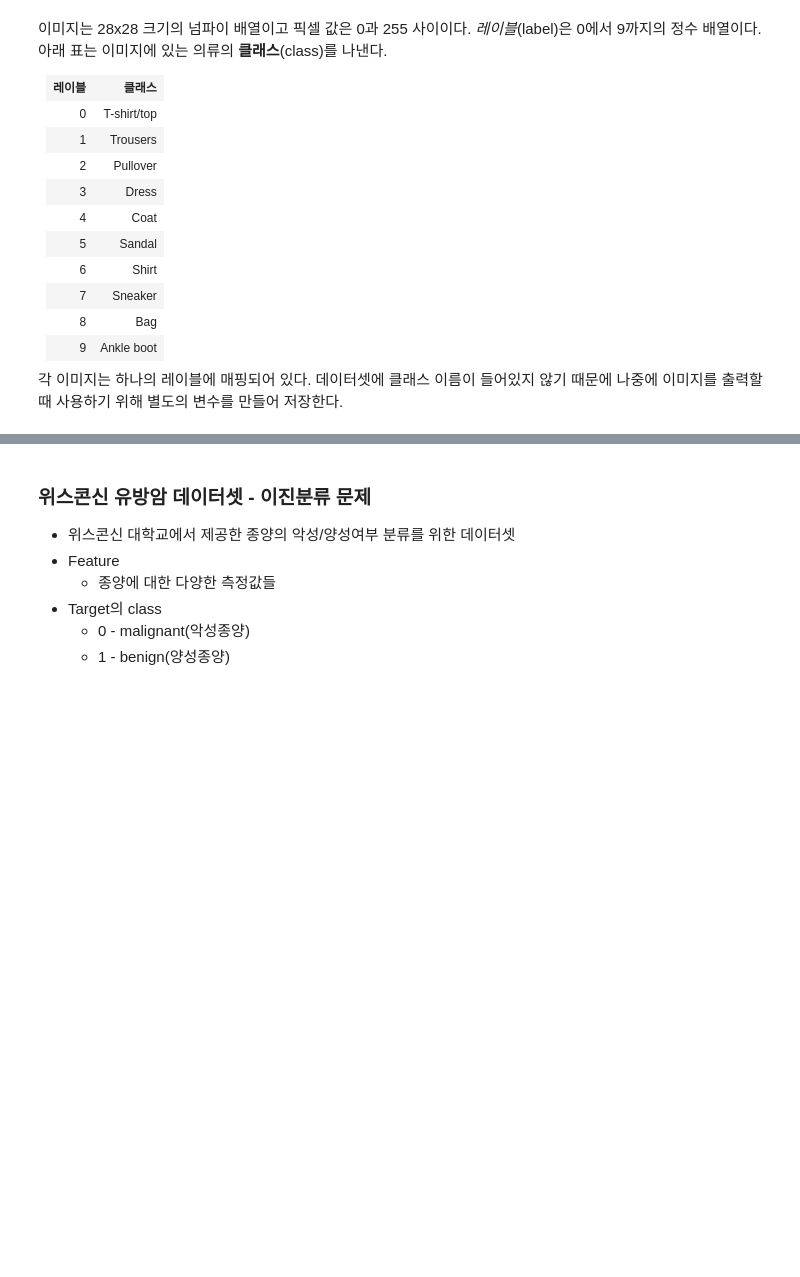
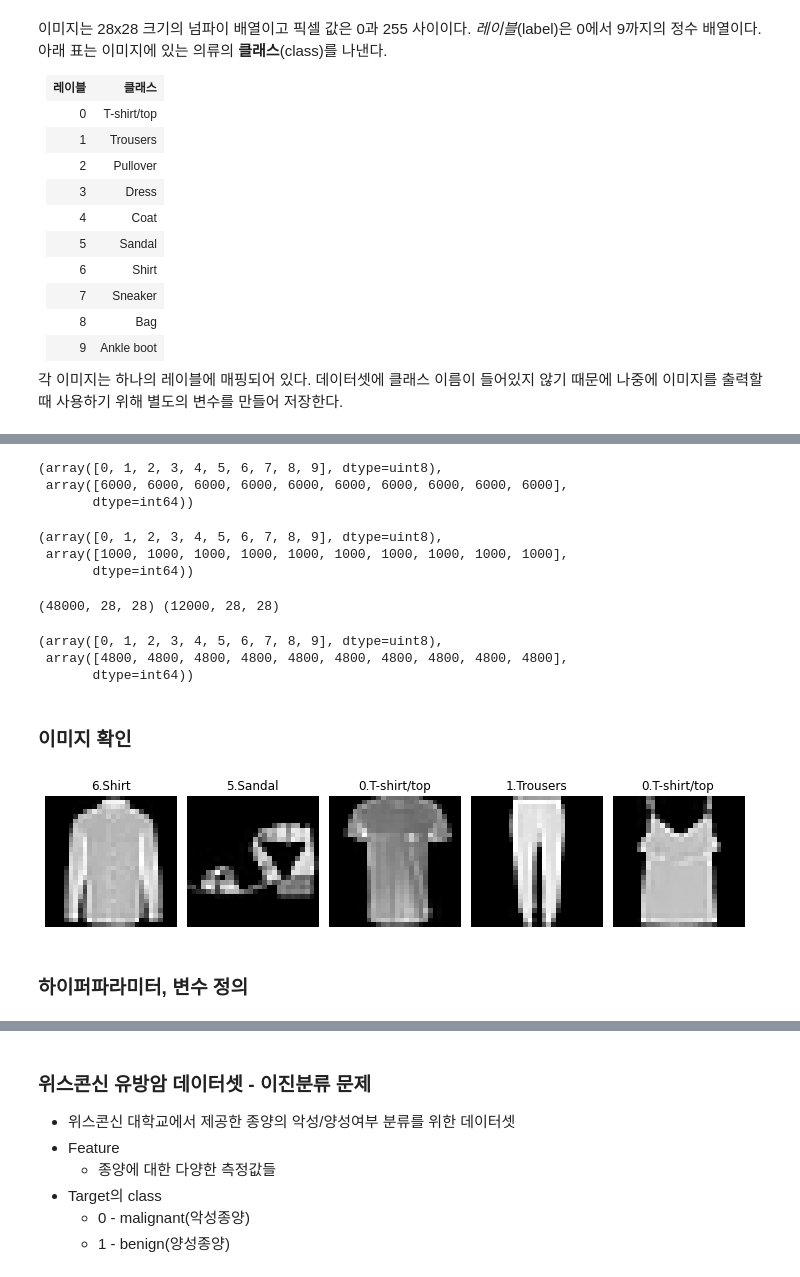
Before and after one commit to purple-cabbage0030/class_review, a Jupyter notebook: 13.deepLearning/04_DNN_분류_회귀.ipynb, the cells around one changed output, grey strips where cells are left out. Drawn from its saved outputs; the diff is of its cells as text; code cells hidden in the pictures; blank space fills up the shorter version.

```diff
--- a/13.deepLearning/04_DNN_분류_회귀.ipynb
+++ b/13.deepLearning/04_DNN_분류_회귀.ipynb
@@ -510,0 +634,2 @@ class_names = ['T-shirt/top', 'Trousers', 'Pullover', 'Dress', 'Coat', 'Sandal',
+# %%
+(train_img, train_label), (test_img, test_label) = keras.datasets.fashion_mnist.load_data()
@@ -510,0 +650,43 @@ class_names = ['T-shirt/top', 'Trousers', 'Pullover', 'Dress', 'Coat', 'Sandal',
+# %%
+# class 별 데이터 개수
+# train
+np.unique(train_label, return_counts=True)
+# %% [output]
+(array([0, 1, 2, 3, 4, 5, 6, 7, 8, 9], dtype=uint8),
+ array([6000, 6000, 6000, 6000, 6000, 6000, 6000, 6000, 6000, 6000],
+       dtype=int64))
+# %%
+# test
+np.unique(test_label, return_counts=True)
+# %% [output]
+(array([0, 1, 2, 3, 4, 5, 6, 7, 8, 9], dtype=uint8),
+ array([1000, 1000, 1000, 1000, 1000, 1000, 1000, 1000, 1000, 1000],
+       dtype=int64))
+# %%
+# validation set
+from sklearn.model_selection import train_test_split
+train_img, val_img, train_label, val_label = train_test_split(train_img, train_label, test_size=0.2, stratify=train_label, random_state=0)
+# %%
+print(train_img.shape, val_img.shape)
+np.unique(train_label, return_counts=True)
+# %% [output]
+(48000, 28, 28) (12000, 28, 28)
+(array([0, 1, 2, 3, 4, 5, 6, 7, 8, 9], dtype=uint8),
+ array([4800, 4800, 4800, 4800, 4800, 4800, 4800, 4800, 4800, 4800],
+       dtype=int64))
+# %% [markdown]
+### 이미지 확인
+# %%
+plt.figure(figsize=(10,5))
+for i in range(5):
+    plt.subplot(1, 5, i+1)
+    plt.imshow(train_img[i], cmap='gray')
+    plt.title(f'{train_label[i]}.{class_names[train_label[i]]}')
+    plt.axis('off')
+
+plt.tight_layout()
+plt.show()
+# %% [output]
+[figure, added]
+# %% [markdown]
+### 하이퍼파라미터, 변수 정의
```
Also changed, not shown: parts of 44 cells of this notebook.
